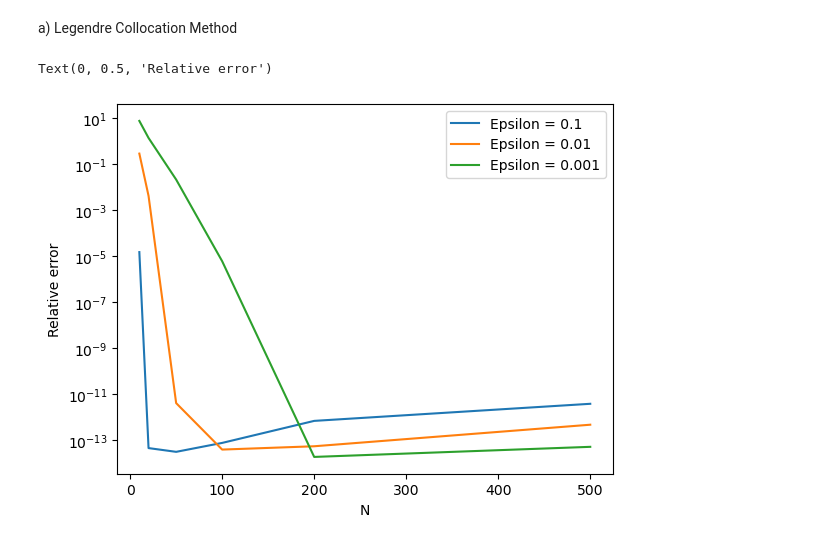
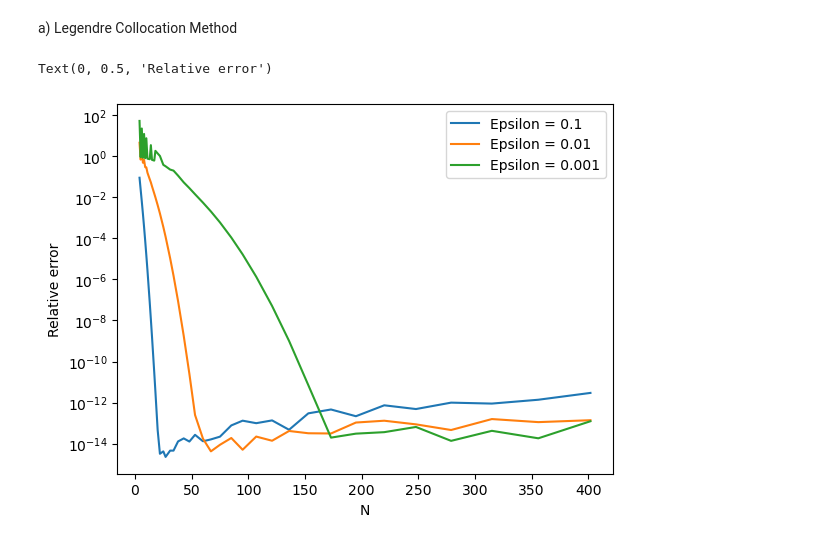
Before and after one commit to deding2000/02689_Assignments, a Jupyter notebook: christian_ass2_p1.ipynb, the cells around one changed output. Cells and saved outputs as stored; diff of their text form; code cells hidden in the pictures.

```diff
--- a/christian_ass2_p1.ipynb
+++ b/christian_ass2_p1.ipynb
@@ -12,36 +12,38 @@ a) Legendre Collocation Method
 plot_approximations = False
 epsilons = [0.1,0.01,0.001]
 Ns = [10,20,50,100,200,500]
+Ns = np.ceil(np.logspace(0,2.6,50))+3
 rel_err = []
 for eps in epsilons:
     for N in Ns:
+        N = int(N)
         xGL = JacobiGL(0,0,N)
         ys = (xGL+1)/2
         dV = GradJacobiP(xGL,0,0,N,matrix=True)
         V = JacobiP(xGL,0,0,N,matrix=True).T
         Vi = np.linalg.inv(V)
         D = dV@Vi*2
         LN = -eps*D@D-D
         LN[0,:] = np.concatenate(([1],np.zeros(N)))
         LN[-1,:] = np.concatenate((np.zeros(N),[1]))
         f_tilde = np.concatenate(([0],np.ones(N-1),[0]))
         u_hat = np.linalg.solve(LN,f_tilde)
         rel_err.append(np.linalg.norm(u_hat-true_u(ys,eps))/(np.linalg.norm(true_u(ys,eps))))
         if N == 20 and plot_approximations:
             plt.figure()
             fine_grid = (JacobiGL(0,0,500)+1)/2
             plt.plot(fine_grid,true_u(fine_grid,eps), label="True solution")
             plt.plot(ys,u_hat,'o',label="Approximation")
             plt.xlabel("x")
             plt.title(f"Epsilon = {eps}")
             plt.legend()
 plt.figure()
 plt.semilogy(Ns,rel_err[0:len(Ns)],label=f"Epsilon = {epsilons[0]}")
 plt.semilogy(Ns,rel_err[len(Ns):2*len(Ns)],label=f"Epsilon = {epsilons[1]}")
 plt.semilogy(Ns,rel_err[2*len(Ns):(3*len(Ns))],label=f"Epsilon = {epsilons[2]}")
 plt.legend()
 plt.xlabel("N")
 plt.ylabel("Relative error")
 # %% [output]
 Text(0, 0.5, 'Relative error')
-[figure, old version]
+[figure, new version]
```
Also changed, not shown: parts of 4 cells of this notebook, 1 other file.
